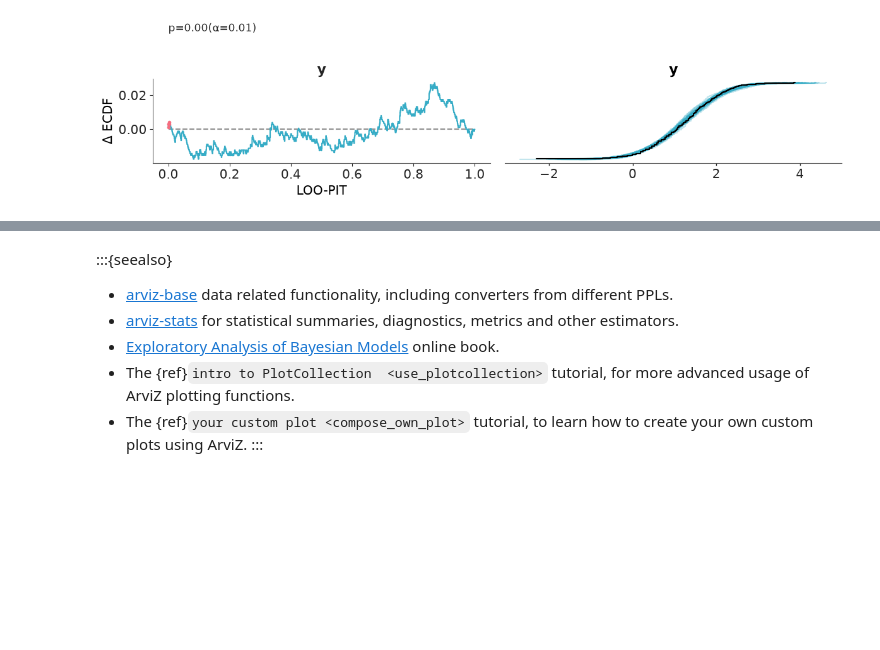
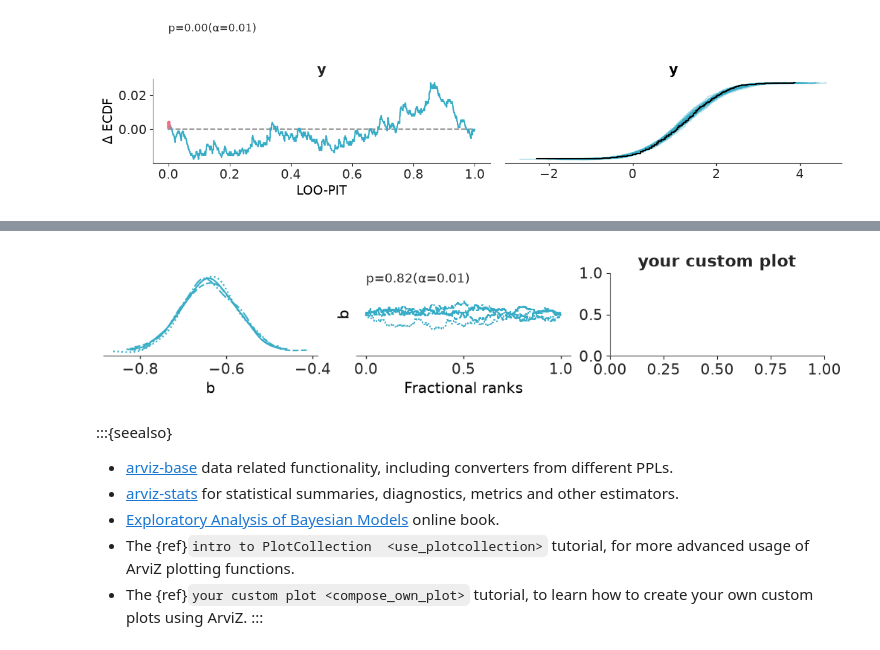
Before and after one commit to arviz-devs/arviz-plots, a Jupyter notebook: docs/source/tutorials/overview.ipynb, the cells around one changed output, grey strips where cells are left out. Cells and saved outputs as stored; diff of their text form; code cells hidden in the pictures; blank space fills up the shorter version.

Commit message:
Add support for matplotlib axes (#582)
* Add support for matplotlib axes

* remove commented line

```diff
--- a/docs/source/tutorials/overview.ipynb
+++ b/docs/source/tutorials/overview.ipynb
@@ -589,3 +597,11 @@ pc = azp.combine_plots(
+# %%
+import matplotlib.pyplot as plt
+
+fig, ax = plt.subplots(1, 3, figsize=(10, 2))
+azp.plot_rank_dist(data, var_names=["b"], axes=ax)
+ax[2].set_title("your custom plot");
+# %% [output]
+[figure, added]
 # %% [markdown]
 :::{seealso}
 * [arviz-base](https://arviz-base.readthedocs.io/en/latest/) data related functionality, including converters from different PPLs.
```
Also changed, not shown: parts of 3 cells of this notebook, 5 other files.
